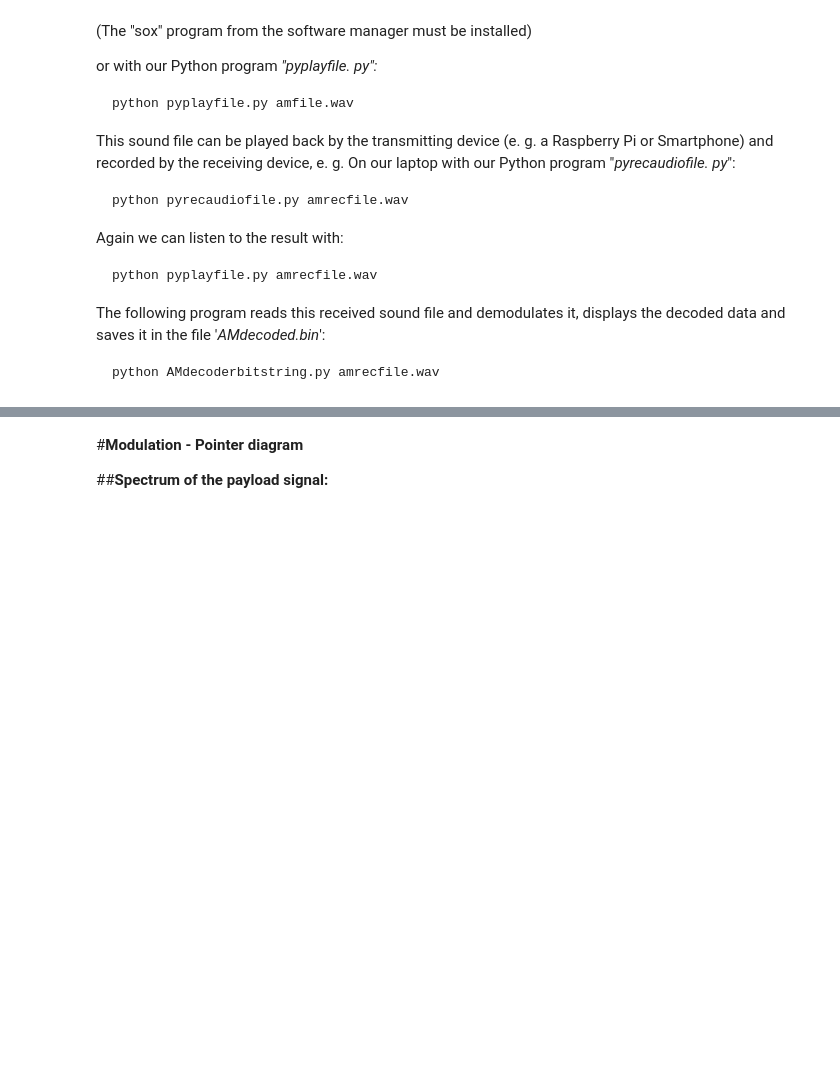
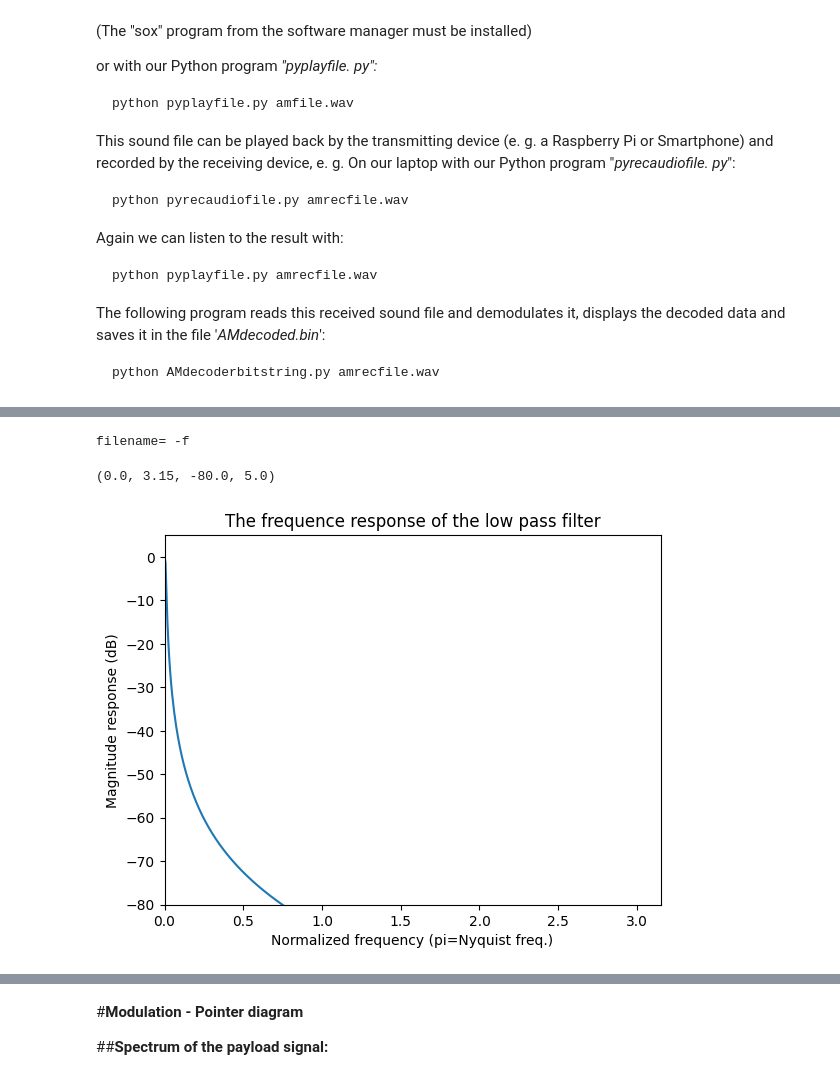
Before and after one commit to TUIlmenauAMS/GVT_Lecture_Colab, a Jupyter notebook: GVT_V8b.ipynb, the cells around one changed output, grey strips where cells are left out. Saved outputs shown, nothing was run; the diff lists cells and outputs as text; code cells hidden in the pictures; blank space fills up the shorter version.

```diff
--- a/GVT_V8b.ipynb
+++ b/GVT_V8b.ipynb
@@ -423,3 +635,5 @@ For our transmission we will read in the file again, we now use a different func
+# %%
+bitstring=readbinaryfile('test.bin')
 # %% [markdown]
 
 The bits from the file are then **modulated on 2 carriers using AM**. Our information bits are modulated on the carrier with **1 kHz**, to make it audible and to allow transmission over a speaker and a microphone. In wireless communication, this would a much higher carrier frequency, for instance at several 100 MHz! (Where we would also get a higher bit rate)
@@ -455,0 +799,51 @@ The following program reads this received sound file and demodulates it, display
+# %%
+#@title AMdecoderbitstring
+"""Decodiert ein AM moduliertes Signal aus einem Sound File, with name in the argument
+z.B.: python AMdecoderbitstring.py amfile.wav"""
+#Gerald Schuller, Januar 2015
+#with updated filters
+
+from __future__ import print_function
+#import sound
+import scipy
+import scipy.signal
+import numpy as np
+import matplotlib.pyplot as plt
+import sys
+import cv2
+
+def wavread(sndfile):
+   """This function implements a wavread function, similar to Octave or Matlab, to read a wav sound file into a vector x and sampling rate info 'Fs' at its return. It supports multi-channel audio. Use it with: import sound; [s,Fs]=sound.wavread('sound.wav'); or snd,Fs=sound.wavread('sound.wav')"""
+
+   #Reading from an audio file:
+   Fs, x= wav.read(sndfile)
+   return x, Fs
+
+CHUNK = 1024
+
+print("filename=", sys.argv[1])
+sndfile="amfile.wav";
+
+#read in sound file:
+[AM, FS]=wavread(sndfile)
+#length of the sound:
+lenAM=np.size(AM)
+
+#compute the low pass filter coefficients,
+#with 10 Hz cutoff frequency:
+[b,a]=scipy.signal.iirfilter(2, 20.0/(FS/2),rp=60,btype='lowpass')
+[w,H]=scipy.signal.freqz(b,a)
+Ha=np.absolute(H)
+fig=plt.figure()
+#plt.plot(w,Ha)
+
+#In dB on normalized frequency axis w:
+plt.plot(w,20*np.log10(Ha))
+plt.title('The frequence response of the low pass filter')
+plt.xlabel('Normalized frequency (pi=Nyquist freq.)')
+plt.ylabel('Magnitude response (dB)')
+plt.axis([0,3.15,-80, 5])
+# %% [output]
+filename= -f
+(0.0, 3.15, -80.0, 5.0)
+[figure, added]
```
Also changed, not shown: parts of 30 cells of this notebook.
